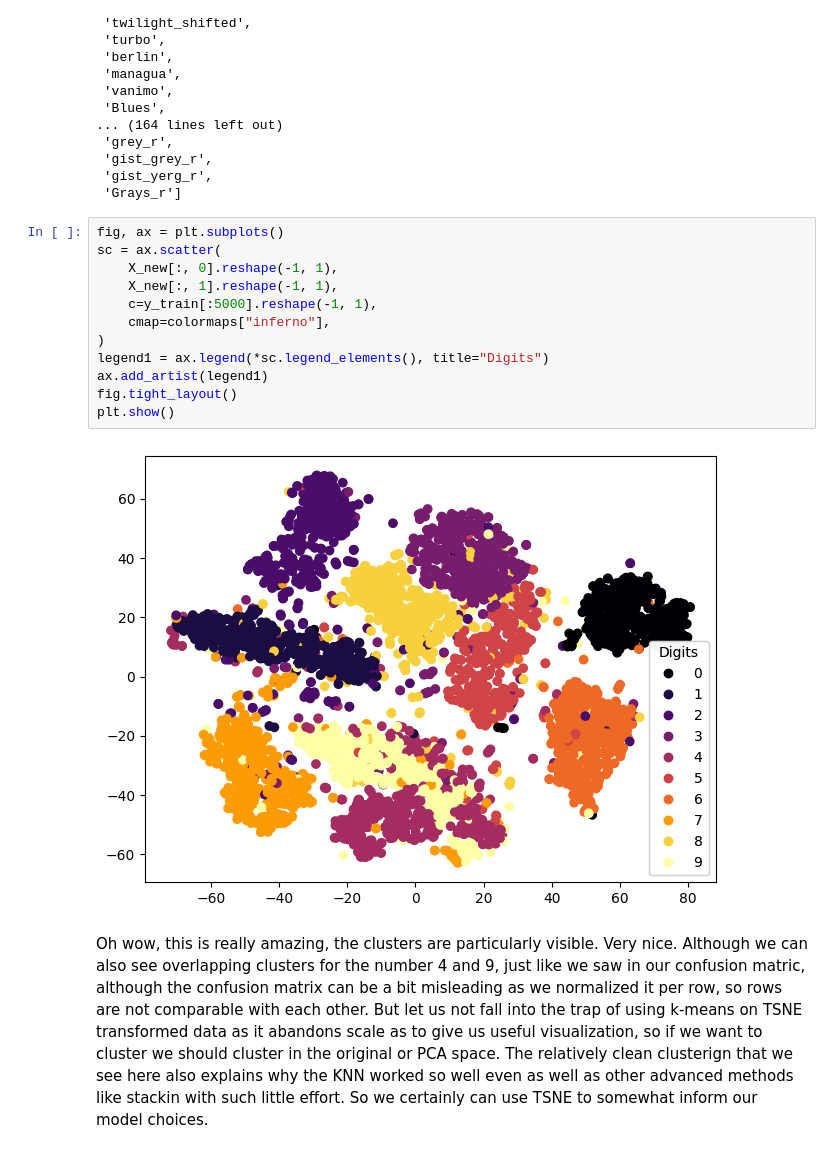
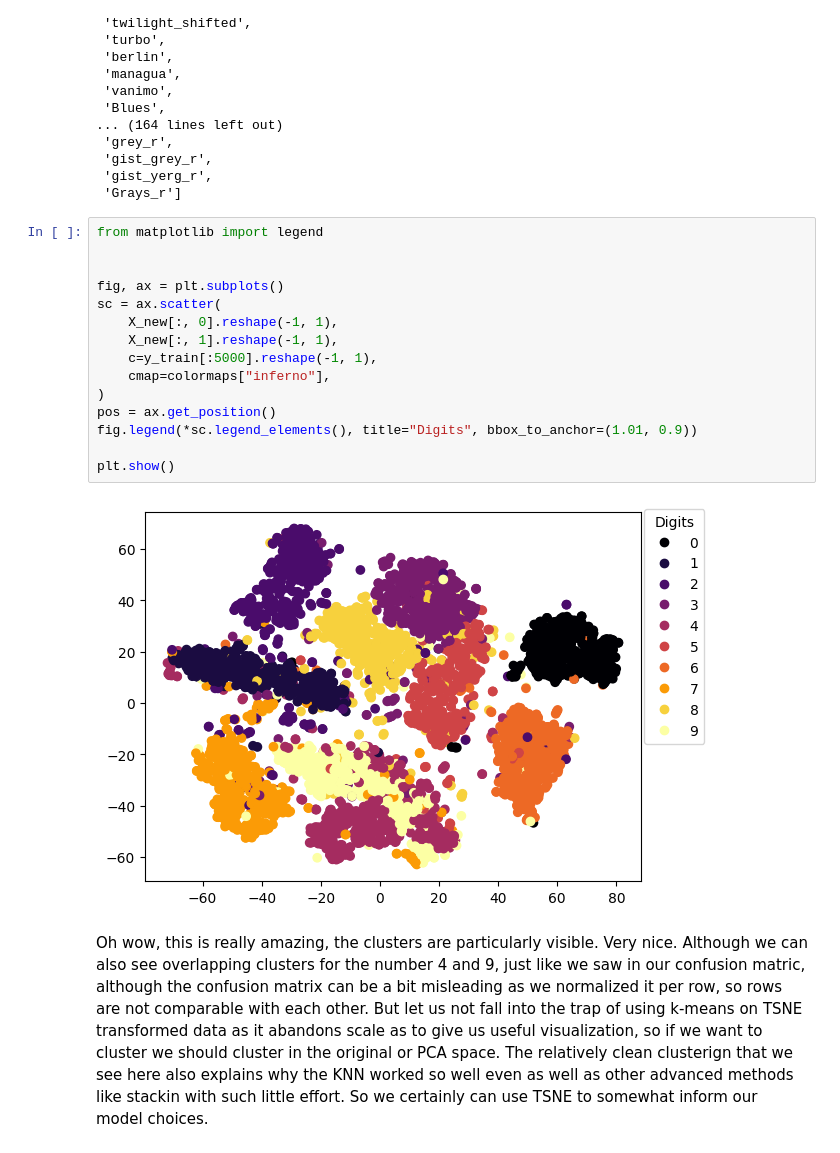
Before and after one commit to Kena-Njonge/HandsOnML, a Jupyter notebook: Chapter 8/DimensionalityReduction.ipynb, the cells around one changed output. Cells and saved outputs as stored; diff of their text form.

Commit message:
Kinda janky plot, but looks alright

```diff
--- a/Chapter 8/DimensionalityReduction.ipynb
+++ b/Chapter 8/DimensionalityReduction.ipynb
@@ -130,19 +130,22 @@ list(colormaps)
  'gist_yerg_r',
  'Grays_r']
 # %%
+from matplotlib import legend
+
+
 fig, ax = plt.subplots()
 sc = ax.scatter(
     X_new[:, 0].reshape(-1, 1),
     X_new[:, 1].reshape(-1, 1),
     c=y_train[:5000].reshape(-1, 1),
     cmap=colormaps["inferno"],
 )
-legend1 = ax.legend(*sc.legend_elements(), title="Digits")
-ax.add_artist(legend1)
-fig.tight_layout()
+pos = ax.get_position()
+fig.legend(*sc.legend_elements(), title="Digits", bbox_to_anchor=(1.01, 0.9))
+
 plt.show()
 # %% [output]
-[figure, old version]
+[figure, new version]
 # %% [markdown]
 Oh wow, this is really amazing, the clusters are particularly visible. Very nice. Although we can also see overlapping clusters for the number 4 and 9, just like we saw in our confusion matric, although the confusion matrix can be a bit misleading as we normalized it per row, so rows are not comparable with each other. But let us not fall into the trap of using k-means on TSNE transformed data as it abandons scale as to give us useful visualization, so if we want to cluster we should cluster in the original or PCA space.
 The relatively clean clusterign that we see here also explains why the KNN worked so well even as well as other advanced methods like stackin with such little effort. So we certainly can use TSNE to somewhat inform our model choices.
```
Also changed, not shown: parts of 1 cell of this notebook.
